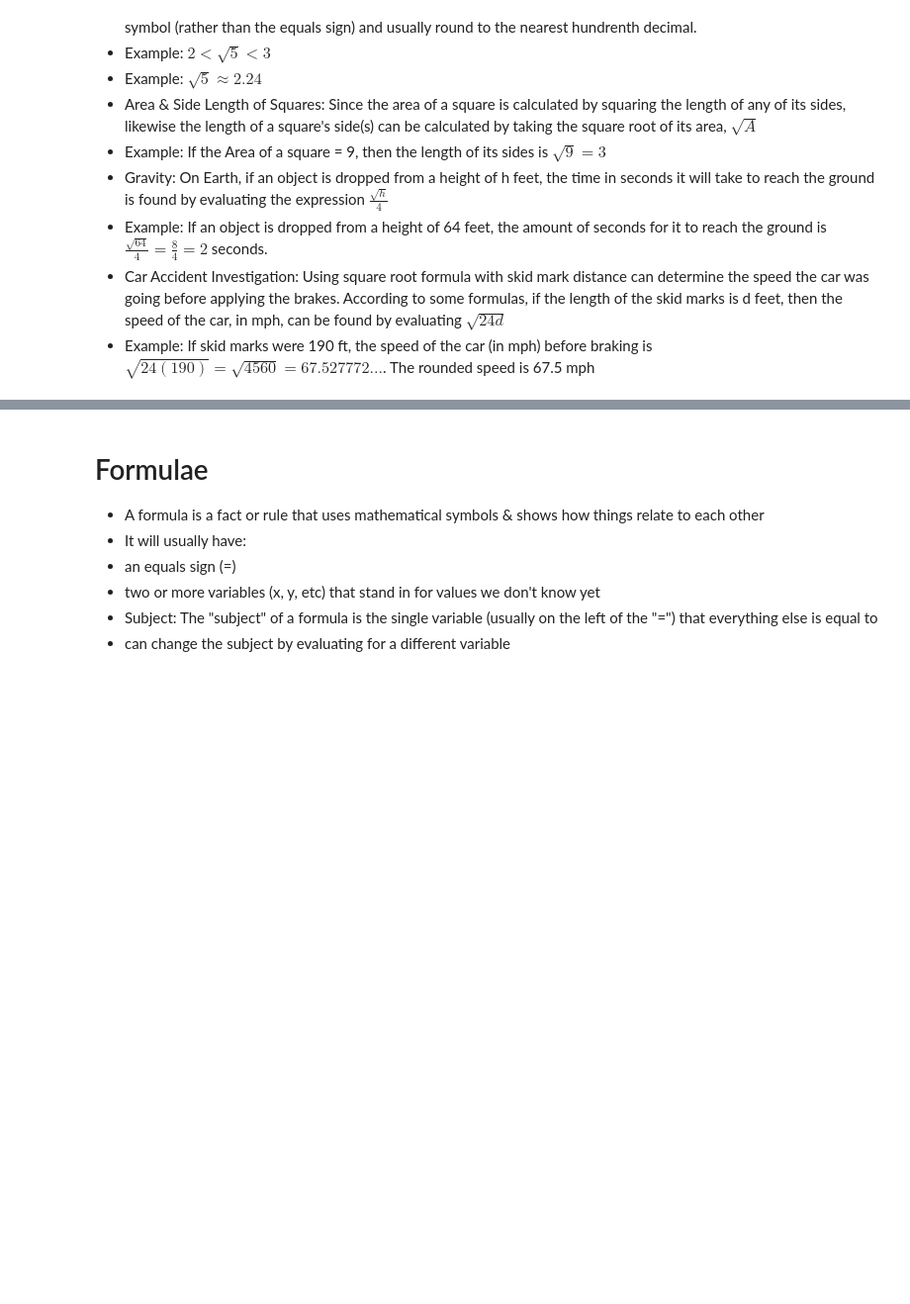
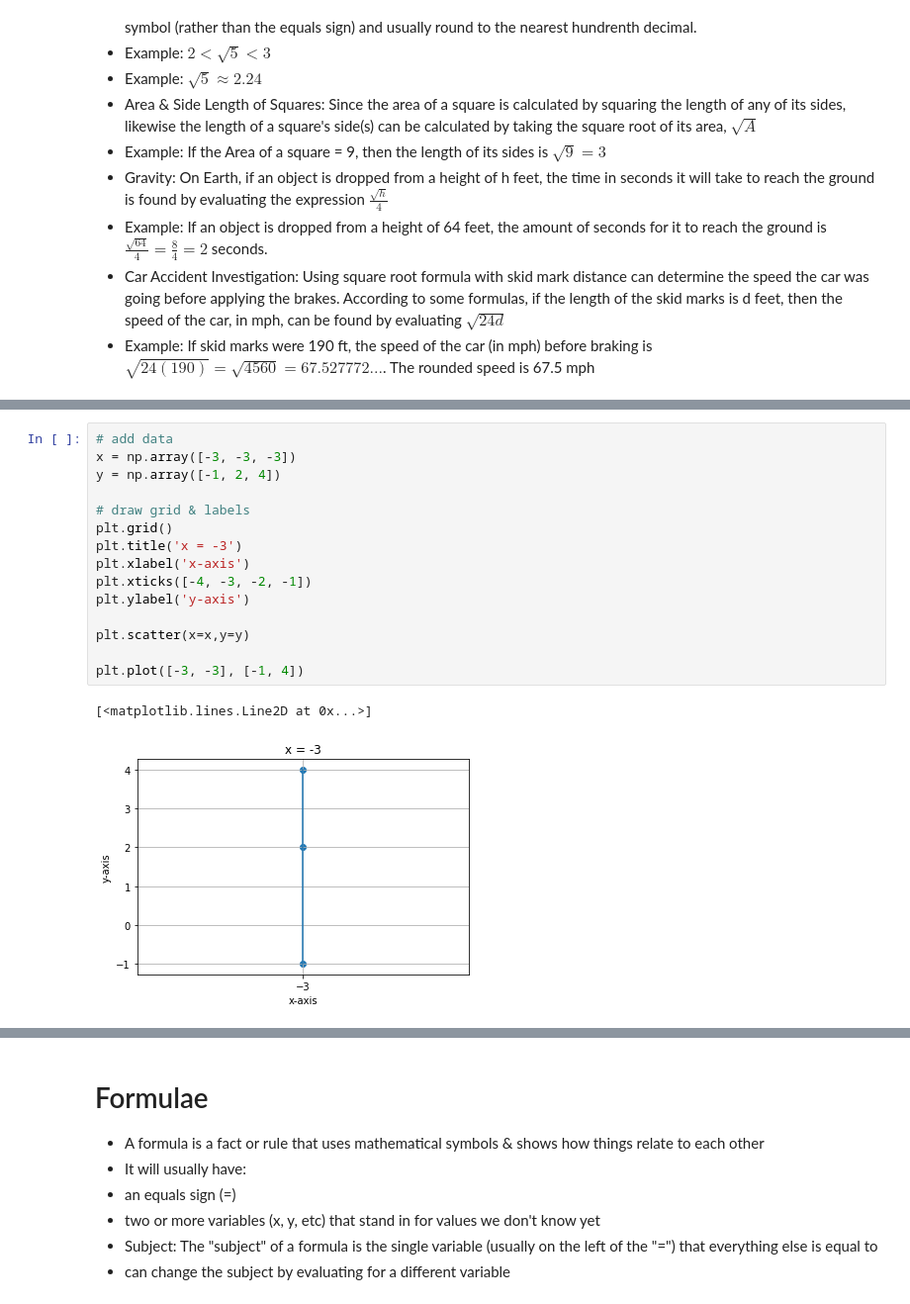
Before and after one commit to bo-boka/math-notebook, a Jupyter notebook: algebra/Algebra-1.ipynb, the cells around one changed output, grey strips where cells are left out. Shown: that part at 99% size. Cells and saved outputs as stored; diff of their text form; blank space fills up the shorter version.

```diff
--- a/algebra/Algebra-1.ipynb
+++ b/algebra/Algebra-1.ipynb
@@ -1010,0 +1241,18 @@ x &= 5 \quad\text{(simplify)}
+# %%
+# add data
+x = np.array([-3, -3, -3])
+y = np.array([-1, 2, 4])
+
+# draw grid & labels
+plt.grid()
+plt.title('x = -3')
+plt.xlabel('x-axis')
+plt.xticks([-4, -3, -2, -1])
+plt.ylabel('y-axis')
+
+plt.scatter(x=x,y=y)
+
+plt.plot([-3, -3], [-1, 4])
+# %% [output]
+[<matplotlib.lines.Line2D at 0x...>]
+[figure, added]
```
Also changed, not shown: parts of 11 cells of this notebook, 24 other files.
